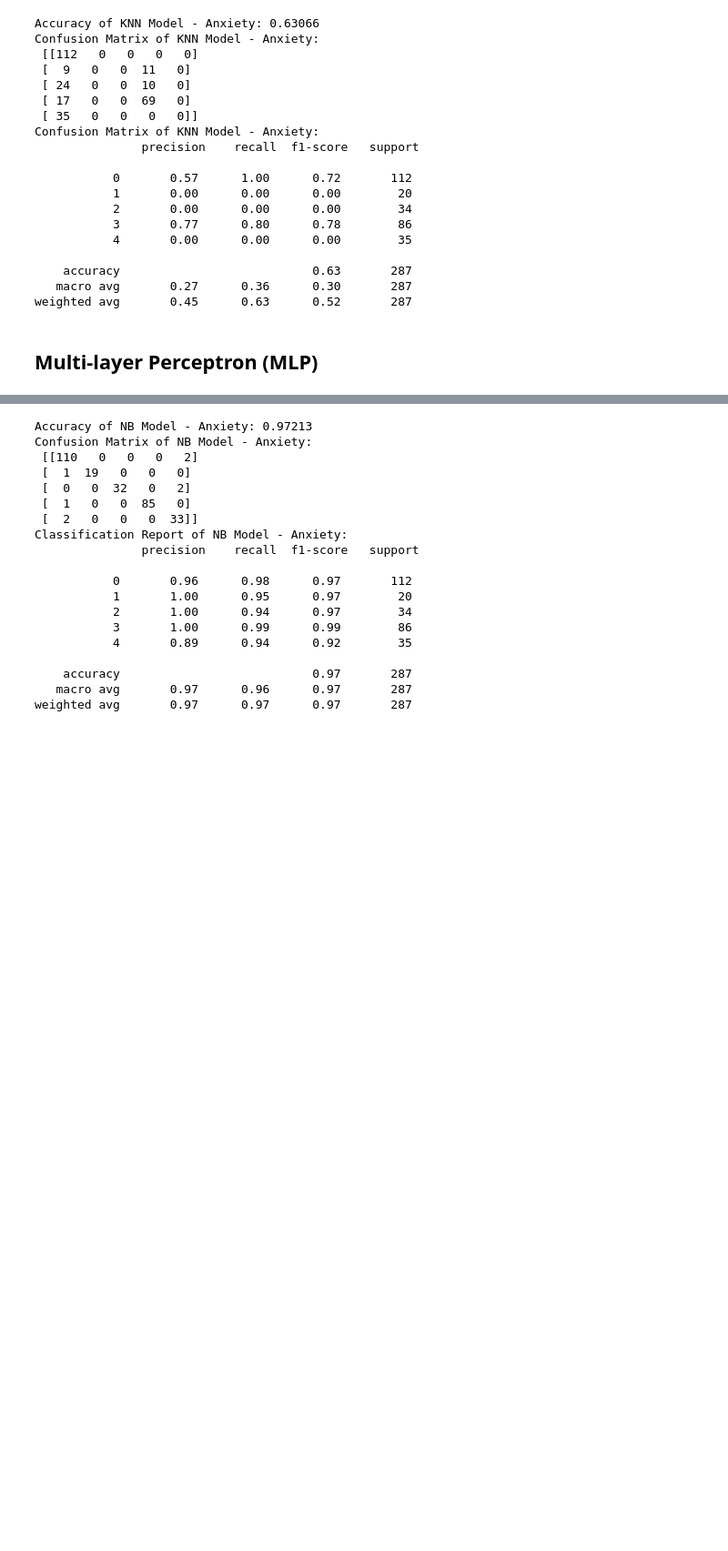
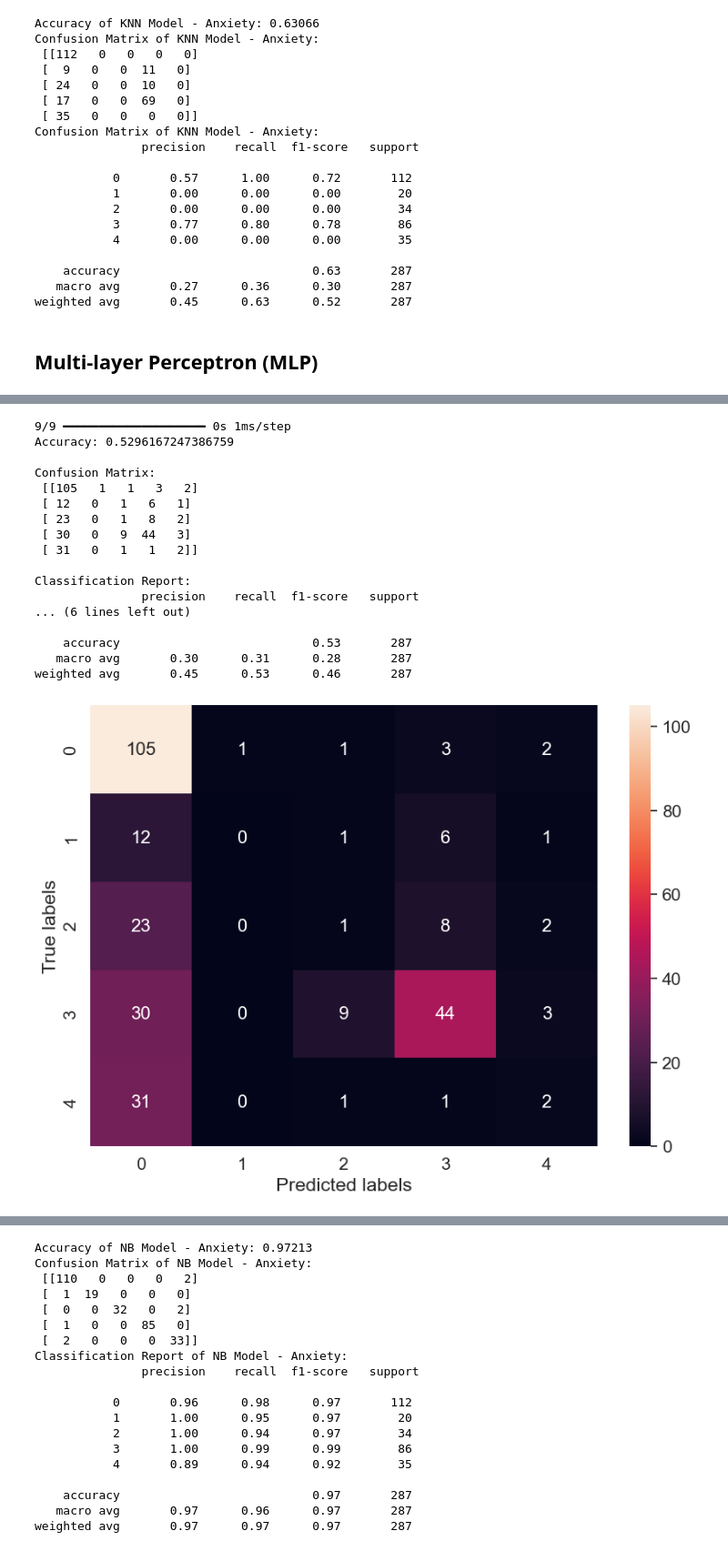
Before and after one commit to amankrishnappa/Final-year-project, a Jupyter notebook: Depression-Anxiety-Stress-Analysis.ipynb, the cells around one changed output, grey strips where cells are left out. Shown: that part at 91% size. Saved outputs shown, nothing was run; the diff lists cells and outputs as text; code cells hidden in the pictures; blank space fills up the shorter version.

```diff
--- a/Depression-Anxiety-Stress-Analysis.ipynb
+++ b/Depression-Anxiety-Stress-Analysis.ipynb
@@ -916,3 +965,54 @@ F1 Score: 0.8515341339058969
+# %%
+import numpy as np
+import seaborn as sns
+import matplotlib.pyplot as plt
+from sklearn.metrics import confusion_matrix, classification_report, accuracy_score
+
+# Predict probabilities
+Y_pred_prob = model.predict(X_test_cnn)
+# Predicted classes
+Y_pred = np.argmax(Y_pred_prob, axis=1)
+
+# Calculate accuracy
+accuracy = accuracy_score(Y_test, Y_pred)
+
+# Confusion Matrix
+cm = confusion_matrix(Y_test, Y_pred)
+
+# Classification Report
+cr = classification_report(Y_test, Y_pred)
+
+# Print Accuracy, Confusion Matrix, and Classification Report
+print("Accuracy:", accuracy)
+print("\nConfusion Matrix:\n", cm)
+print("\nClassification Report:\n", cr)
+
+# Plot Confusion Matrix
+plt.figure(figsize=(10,7))
+sns.set(font_scale=1.4) # for label size
+sns.heatmap(cm, annot=True, annot_kws={"size": 16}, fmt='g') # font size
+plt.xlabel('Predicted labels')
+plt.ylabel('True labels')
+plt.show()
+# %% [output]
+9/9 ━━━━━━━━━━━━━━━━━━━━ 0s 1ms/step
+Accuracy: 0.5296167247386759
+
+Confusion Matrix:
+ [[105   1   1   3   2]
+ [ 12   0   1   6   1]
+ [ 23   0   1   8   2]
+ [ 30   0   9  44   3]
+ [ 31   0   1   1   2]]
+
+Classification Report:
+               precision    recall  f1-score   support
+... (6 lines left out)
+
+    accuracy                           0.53       287
+   macro avg       0.30      0.31      0.28       287
+weighted avg       0.45      0.53      0.46       287
+[figure, added]
 # %%
 # SVC Model for Anxiety Classification
 svm_model = SVC(kernel='linear')
```
Also changed, not shown: parts of 15 cells of this notebook.
